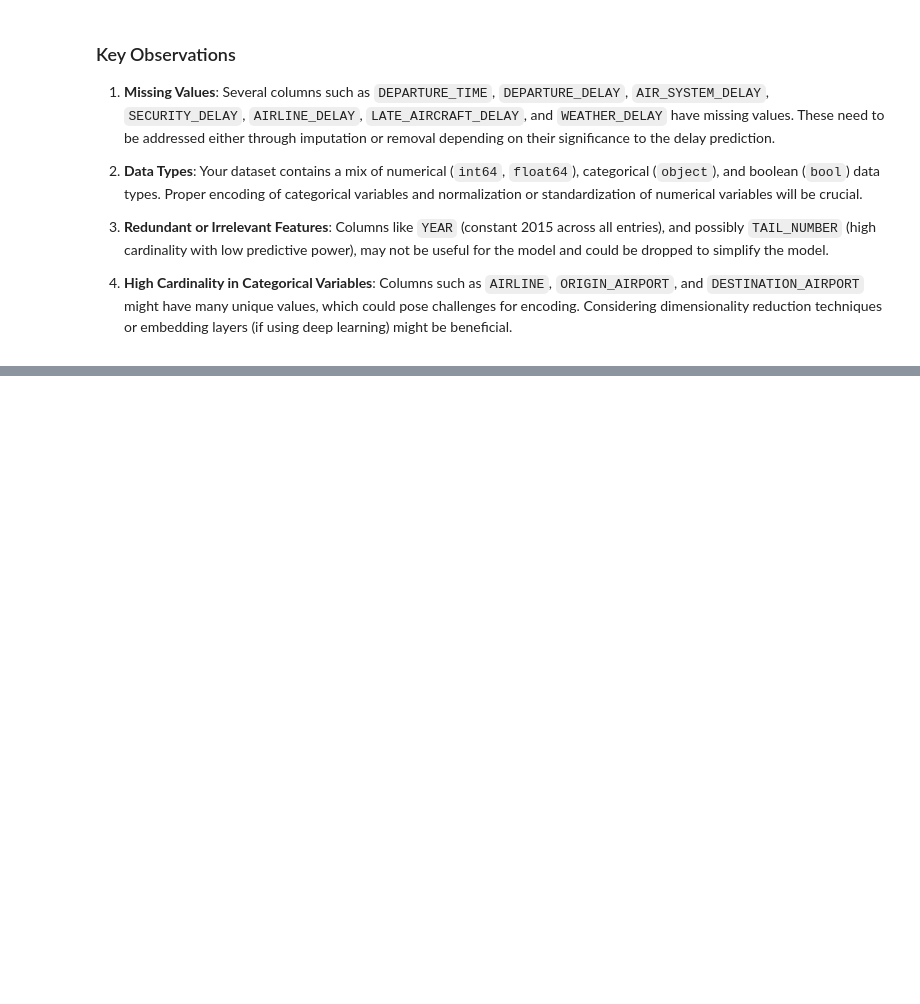
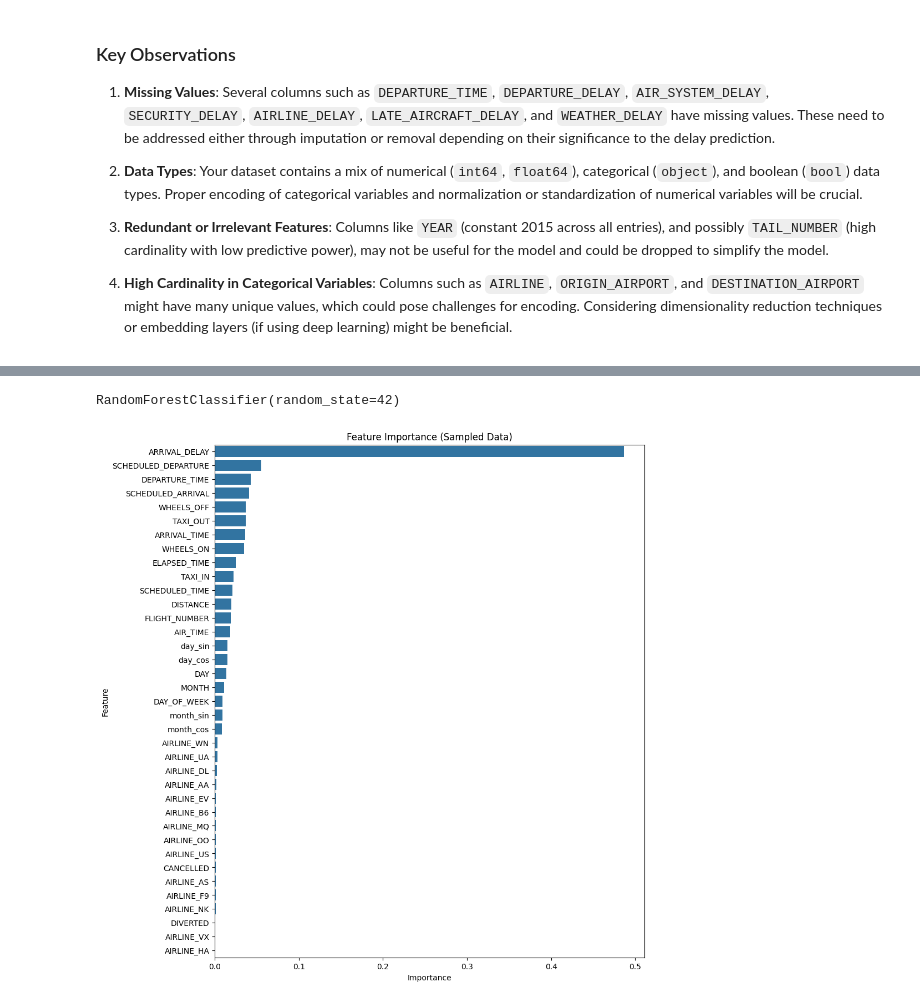
Before and after one commit to MarceloDL-A/google_colab_Shopee, a Jupyter notebook: Cópia_de_D&N_Teste_de_Conhecimentos_em_Dados.ipynb, the cells around one changed output, grey strips where cells are left out. Cells and saved outputs as stored; diff of their text form; code cells hidden in the pictures; blank space fills up the shorter version.

```diff
--- a/Cópia_de_D&N_Teste_de_Conhecimentos_em_Dados.ipynb
+++ b/Cópia_de_D&N_Teste_de_Conhecimentos_em_Dados.ipynb
@@ -877,3 +835,0 @@ X_train, X_test, y_train, y_test = train_test_split(X, y, test_size=0.2, random_
-# %%
-pipeline.fit(X_train, y_train)
-predictions = pipeline.predict(X_test)
@@ -893,0 +1114,40 @@ ROC AUC Score: 0.5004826065284308
+# %%
+from sklearn.ensemble import RandomForestClassifier
+import matplotlib.pyplot as plt
+import seaborn as sns
+
+# Define a fração dos dados que você deseja usar
+sample_frac = 0.005 # Por exemplo, 0.5%
+
+# Amostra uma parte dos dados pré-processados
+sample_indices = X_preprocessed_df.sample(frac=sample_frac, random_state=42).index
+X_sampled = X_preprocessed_df.loc[sample_indices]
+y_sampled = y_train.iloc[sample_indices]
+# %%
+
+# Inicializa o modelo RandomForestClassifier
+rf_model = RandomForestClassifier(random_state=42)
+
+# Treina o modelo com os dados amostrados
+rf_model.fit(X_sampled, y_sampled)
+# %% [output]
+RandomForestClassifier(random_state=42)
+# %%
+# Obtém a importância das features
+importances = rf_model.feature_importances_
+
+# Cria um DataFrame com as importâncias e os nomes das features
+feature_importance_df = pd.DataFrame({'Feature': transformed_columns, 'Importance': importances})
+
+# Ordena o DataFrame pela importância das features
+feature_importance_df = feature_importance_df.sort_values(by='Importance', ascending=False)
+
+# Plota a importância das features
+plt.figure(figsize=(10, 12))
+sns.barplot(x='Importance', y='Feature', data=feature_importance_df)
+plt.title('Feature Importance (Sampled Data)')
+plt.xlabel('Importance')
+plt.ylabel('Feature')
+plt.show()
+# %% [output]
+[figure, added]
```
Also changed, not shown: parts of 23 cells of this notebook.
